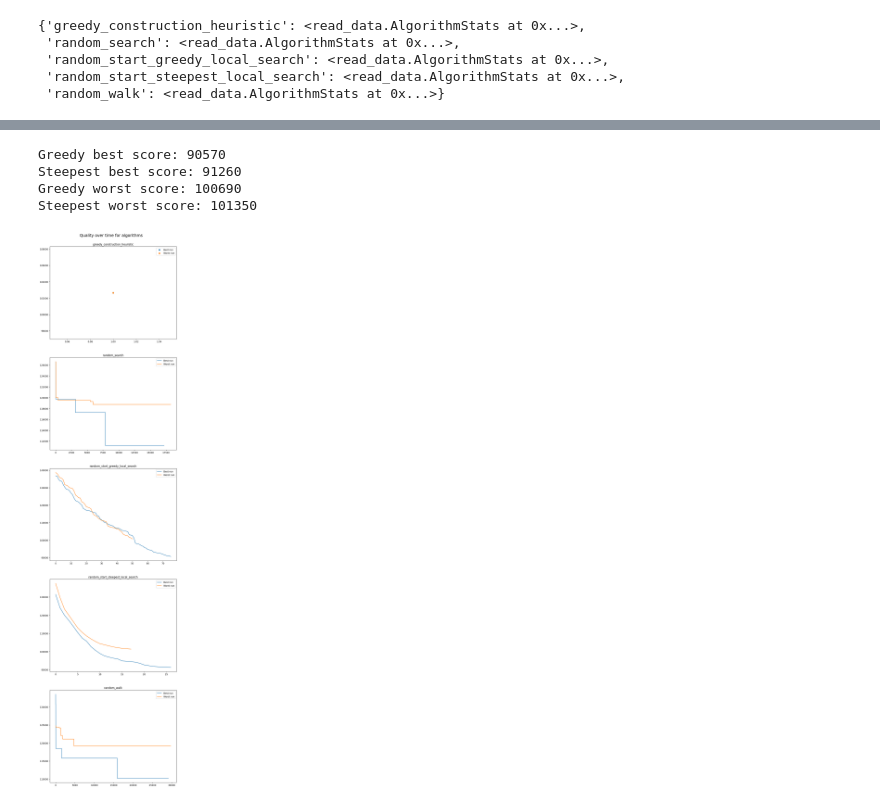
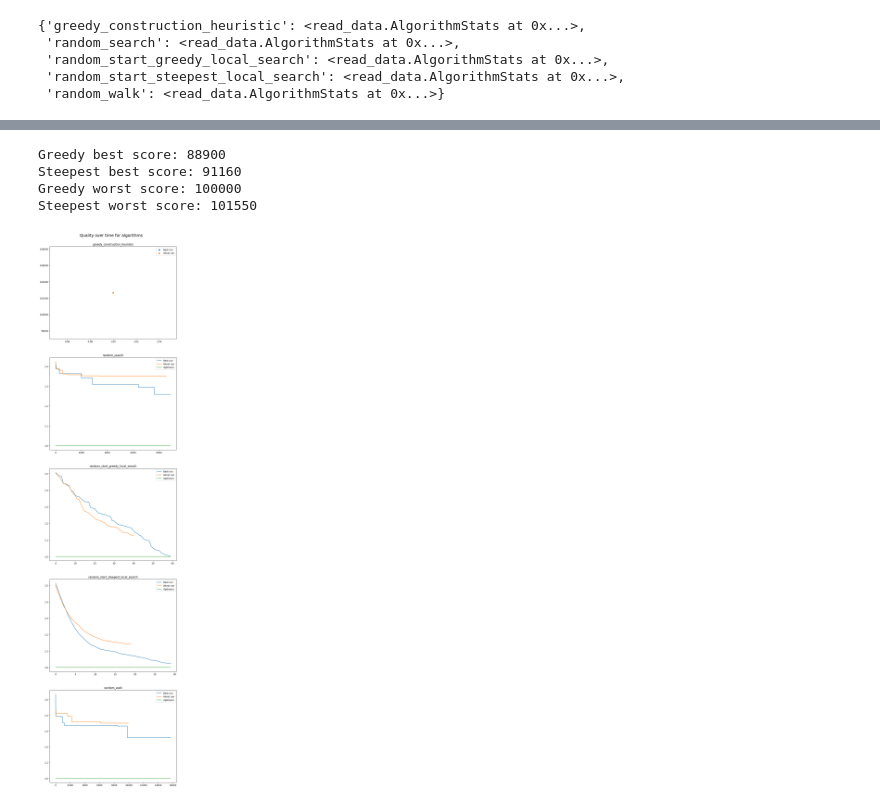
Before and after one commit to 2002jan/put-biam-2025, a Jupyter notebook: visualization/testing2.ipynb, the cells around one changed output, grey strips where cells are left out. Drawn from its saved outputs; the diff is of its cells as text; code cells hidden in the pictures.

Commit message:
Improved quality over time for algos charts

```diff
--- a/visualization/testing2.ipynb
+++ b/visualization/testing2.ipynb
@@ -5,7 +5,7 @@ import matplotlib.pyplot as plt
 import numpy as np
 from read_data import read_json
 # %%
-path = "../outputs/2025_04_02_18_39_57"
+path = "../outputs/2025_04_03_11_33_5   9"
 data = read_json(path)
 # %%
 algos = list(data.keys())
@@ -169,10 +169,10 @@ print(f"Steepest best score: {steepest_best_score}")
 print(f"Greedy worst score: {greedy_worst_score}")
 print(f"Steepest worst score: {steepest_worst_score}")
 # %% [output]
-Greedy best score: 90570
-Steepest best score: 91260
-Greedy worst score: 100690
-Steepest worst score: 101350
+Greedy best score: 88900
+Steepest best score: 91160
+Greedy worst score: 100000
+Steepest worst score: 101550
 # %%
 fig = plt.figure( figsize=(10, 40) )
 st = fig.suptitle("Quality over time for algorithms", fontsize="xx-large")
@@ -196,31 +196,39 @@ for i, algo in enumerate(algos):
                 best_scores.append(s)
             else:
                 best_scores.append(best_scores[-1])
 
 
         worst_scores = []
 
         for s in algo_data.worst_run.scores:
             if len(worst_scores) == 0:
                 worst_scores.append(s)
                 continue
 
             if worst_scores[-1] > s:
                 worst_scores.append(s)
             else:
                 worst_scores.append(worst_scores[-1])
 
+        best_scores = np.array(best_scores, dtype=np.float32)
+        worst_scores = np.array(worst_scores, dtype=np.float32)
+
+        best_scores /= algo_data.optimum
+        worst_scores /= algo_data.optimum
+
+        optimum = np.full_like(best_scores, 1)
         ax.plot(best_scores, label="Best run")
         ax.plot(worst_scores, label="Worst run")
+        ax.plot(optimum, label="Optimum")
 
     else:
         ax.scatter([1], algo_data.best_run.scores, label="Best run")
         ax.scatter([1], algo_data.worst_run.scores, label="Worst run")
 
     ax.set_title(algo)
     ax.legend()
 
 st.set_y(0.95)
 fig.subplots_adjust(top=0.93)
 # %% [output]
-[figure, old version]
+[figure, new version]
```
Also changed, not shown: parts of 4 cells of this notebook.
